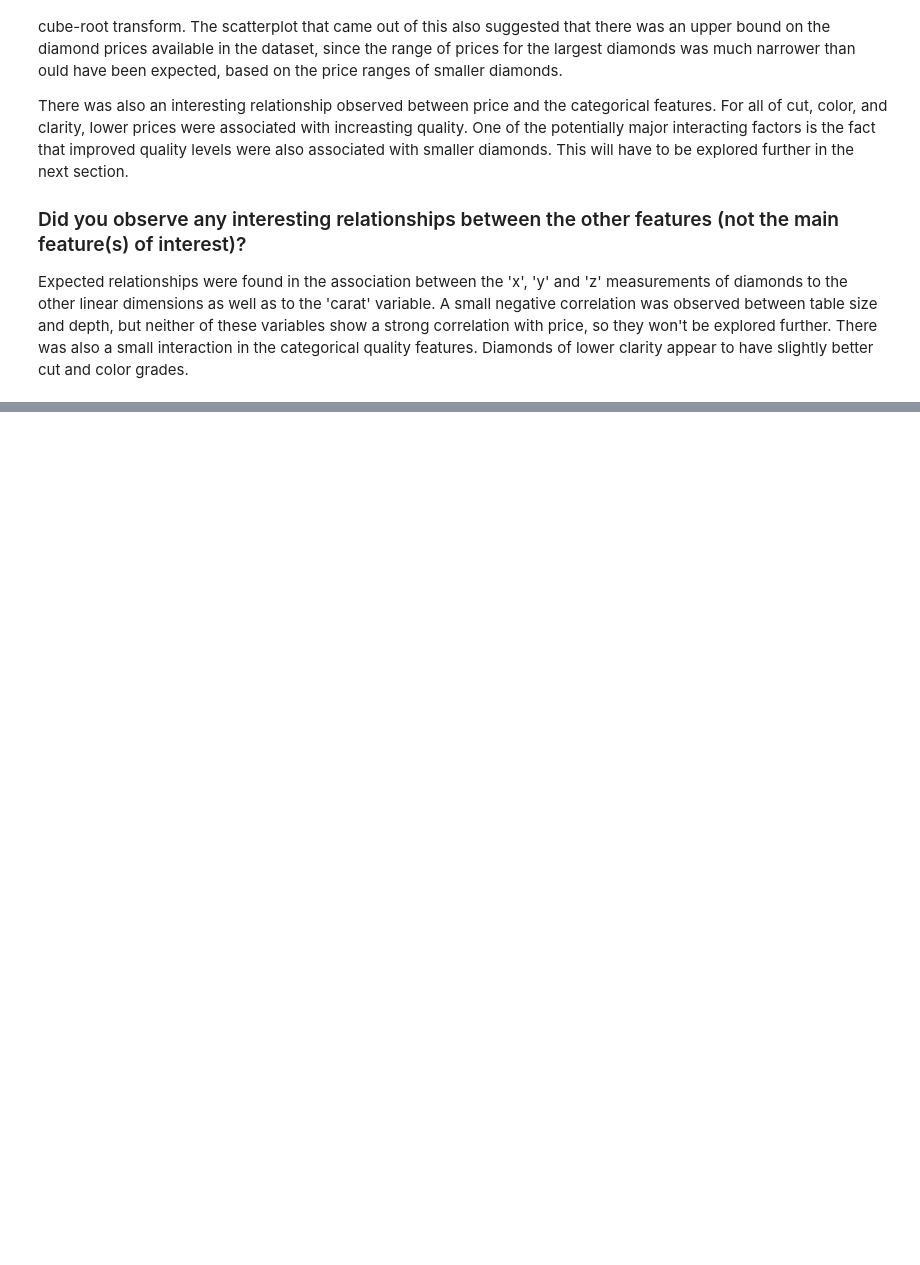
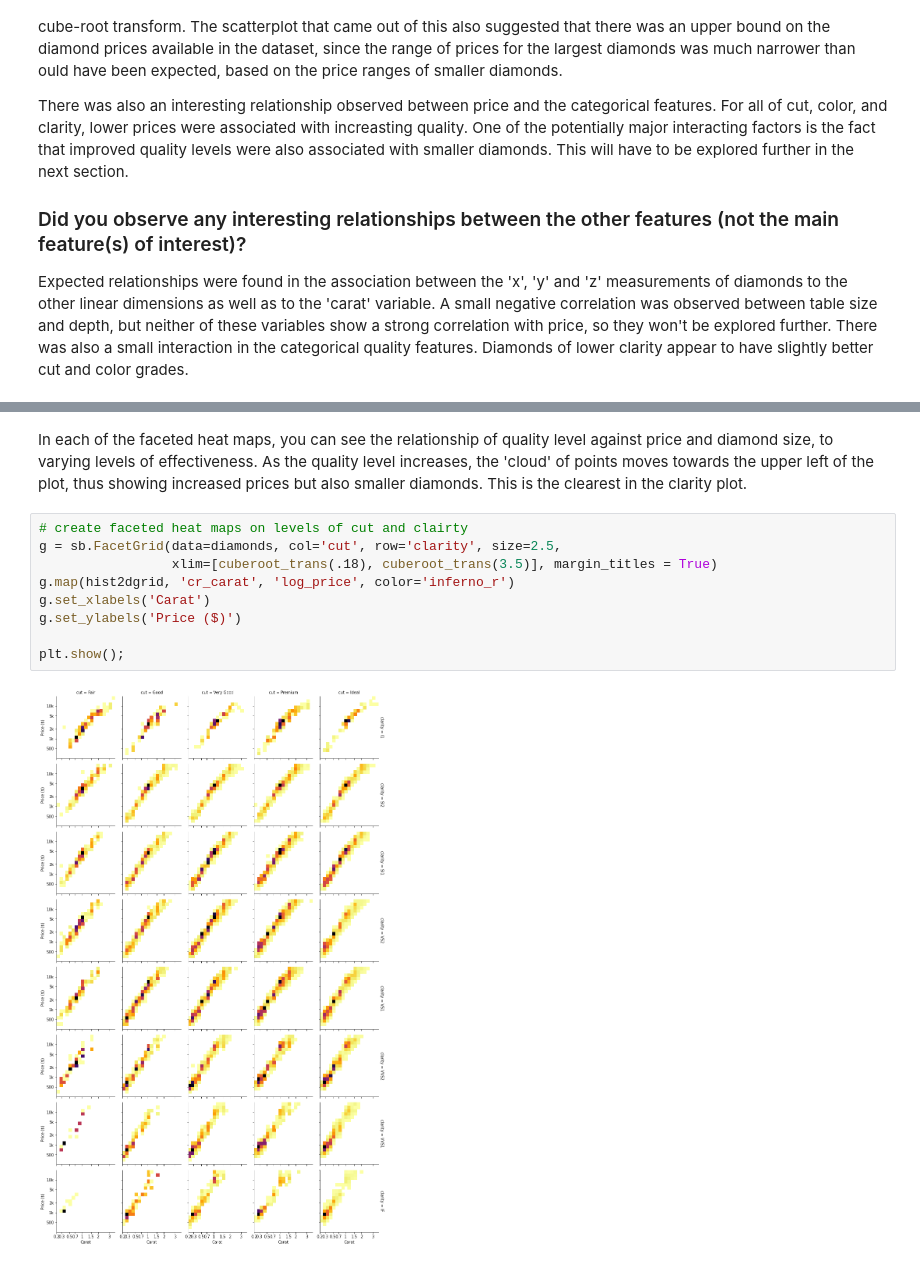
Before and after one commit to leqilu67/diamonds_study, a Jupyter notebook: diamond_study.ipynb, the cells around one changed output, grey strips where cells are left out. Drawn from its saved outputs; the diff is of its cells as text; blank space fills up the shorter version.

```diff
--- a/diamond_study.ipynb
+++ b/diamond_study.ipynb
@@ -507,0 +551,13 @@ Expected relationships were found in the association between the 'x', 'y' and 'z
+# %% [markdown]
+In each of the faceted heat maps, you can see the relationship of quality level against price and diamond size, to varying levels of effectiveness. As the quality level increases, the 'cloud' of points moves towards the upper left of the plot, thus showing increased prices but also smaller diamonds. This is the clearest in the clarity plot.
+# %%
+# create faceted heat maps on levels of cut and clairty
+g = sb.FacetGrid(data=diamonds, col='cut', row='clarity', size=2.5,
+                 xlim=[cuberoot_trans(.18), cuberoot_trans(3.5)], margin_titles = True)
+g.map(hist2dgrid, 'cr_carat', 'log_price', color='inferno_r')
+g.set_xlabels('Carat')
+g.set_ylabels('Price ($)')
+
+plt.show();
+# %% [output]
+[figure, added]
```
Also changed, not shown: parts of 15 cells of this notebook.
